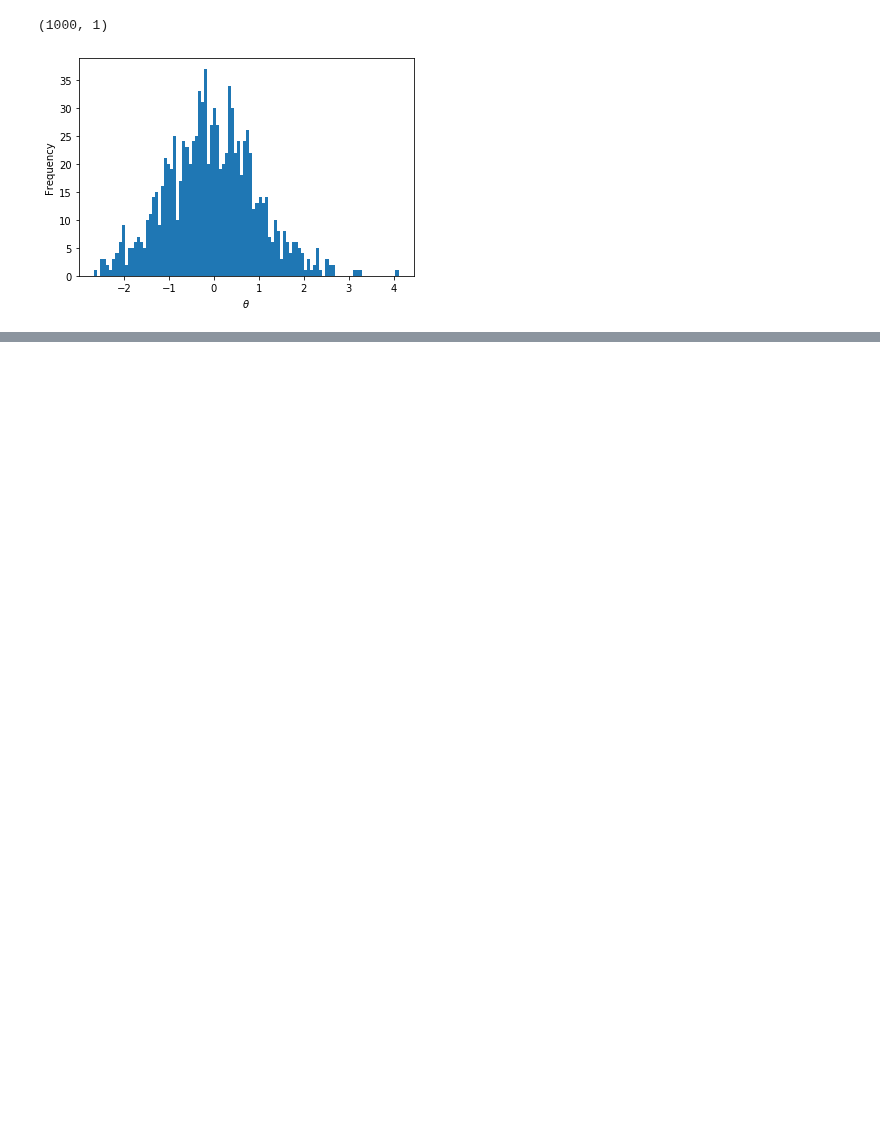
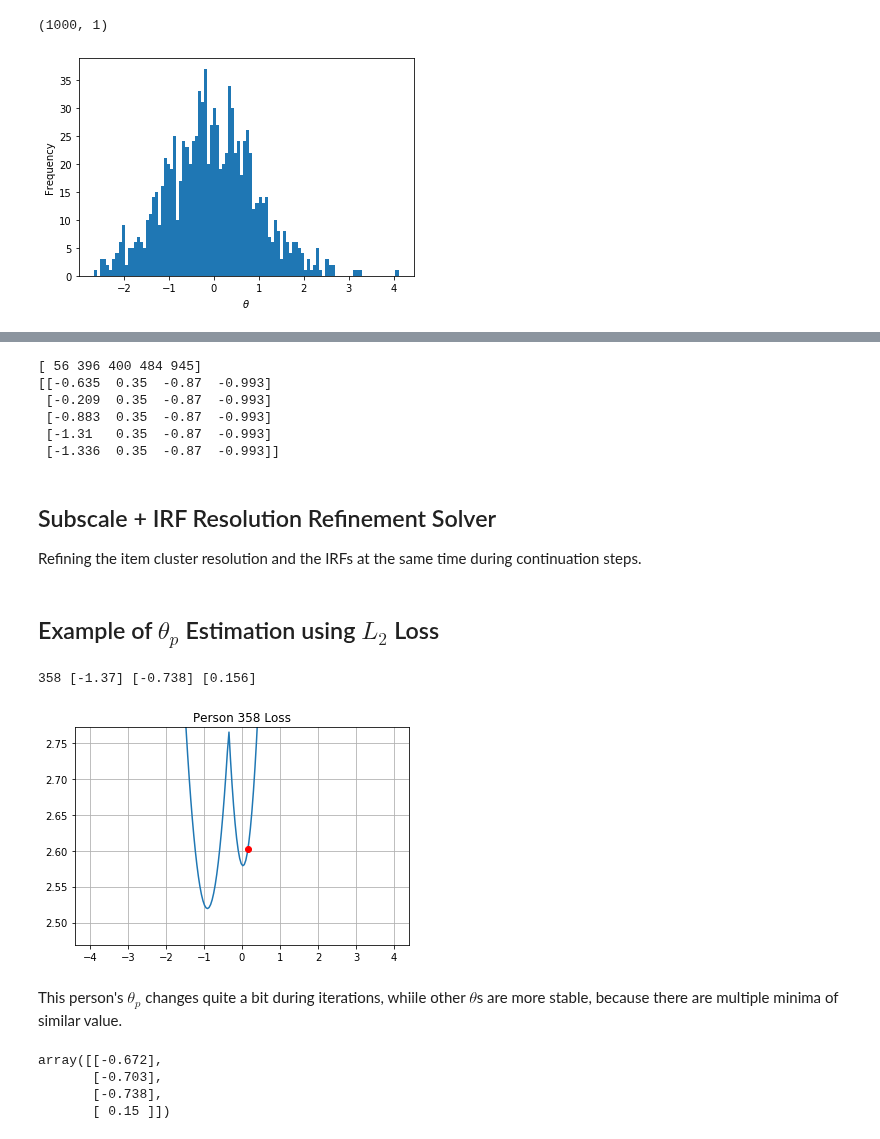
Before and after one commit to ETS-Next-Gen/irt-mcmc, a Jupyter notebook: notebooks/irt_solver_1d_l2_loss.ipynb, the cells around one changed output, grey strips where cells are left out. Cells and saved outputs as stored; diff of their text form; code cells hidden in the pictures; blank space fills up the shorter version.

```diff
--- a/notebooks/irt_solver_1d_l2_loss.ipynb
+++ b/notebooks/irt_solver_1d_l2_loss.ipynb
@@ -463,0 +302,64 @@ np.corrcoef(t[:, 0], theta_exact[:, 0])[0, 1]
+# %%
+identical = np.array(
+    [p for p, t in enumerate(X)
+     if np.array_equal(t, np.array([k for k, v in score.items() if v == 5][0]))])
+print(identical)
+print(np.concatenate((theta_exact[identical], X[identical].mean(1)[:, None], theta_init[identical], t[identical]), axis=1))
+# %% [output]
+[ 56 396 400 484 945]
+[[-0.635  0.35  -0.87  -0.993]
+ [-0.209  0.35  -0.87  -0.993]
+ [-0.883  0.35  -0.87  -0.993]
+ [-1.31   0.35  -0.87  -0.993]
+ [-1.336  0.35  -0.87  -0.993]]
+# %% [markdown]
+## Subscale + IRF Resolution Refinement Solver
+Refining the item cluster resolution and the IRFs at the same time during continuation steps.
+# %% [markdown]
+## Example of $\theta_p$ Estimation using $L_2$ Loss
+# %%
+# Estimate thetas using X and the latest, individual-item IRFs.
+irf = recorder.irf[20][-1]
+
+theta_improver = nirt.theta_improvement.theta_improver_factory(
+            solver._improve_theta_method, solver._num_theta_sweeps, loss=solver._loss)
+likelihood = nirt.likelihood.Likelihood(X, solver.c, irf)
+
+active = np.arange(P, dtype=int)
+person_ind = np.tile(active[:, None], C).flatten()
+c_ind = np.tile(np.arange(C)[None, :], len(active)).flatten()
+active_ind = (person_ind, c_ind)
+theta_active = theta_improver.run(likelihood, t[active], active_ind)
+# %%
+p_max = np.argmax(np.abs(theta_history[-2] - theta_history[-1]))
+# %%
+p = p_max
+
+t_init = recorder.theta[20][-2][p]
+print(p, theta_exact[p], t_init, theta_active[p])
+xp = X[p]
+
+alpha = 0.2
+mse_loss = lambda t: sum((irf[i].interpolant(t) - xp[i]) ** 2 for i in range(len(irf))) + alpha * (t - t_init) ** 2
+t_continuous = np.linspace(-4, 4, 200)
+y = mse_loss(t_continuous)
+
+plt.plot(t_continuous, y);
+plt.grid(True);
+#plt.xlim([-0.8, 0.2]);
+plt.ylim([0.98 * min(y), 1.1 * min(y)]);
+
+plt.plot([theta_active[p]], [mse_loss(theta_active[p])], 'ro');
+plt.title("Person {} Loss".format(p));
+# %% [output]
+358 [-1.37] [-0.738] [0.156]
+[figure, added]
+# %% [markdown]
+This person's $\theta_p$ changes quite a bit during iterations, whiile other $\theta$s are more stable, because there are multiple minima of similar value.
+# %%
+np.array([recorder.theta[20][k][p] for k in range(len(recorder.theta[20]))])
+# %% [output]
+array([[-0.672],
+       [-0.703],
+       [-0.738],
+       [ 0.15 ]])
```
Also changed, not shown: parts of 50 cells of this notebook, 4 other files.
